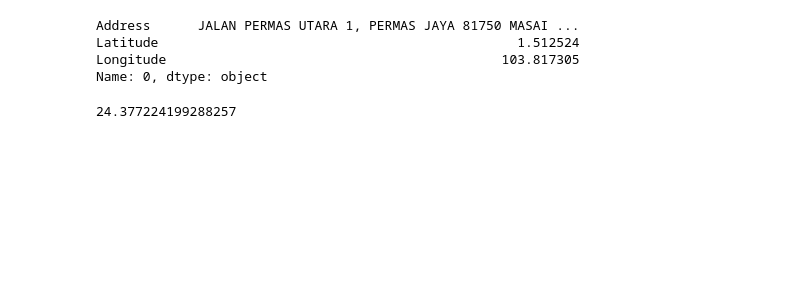
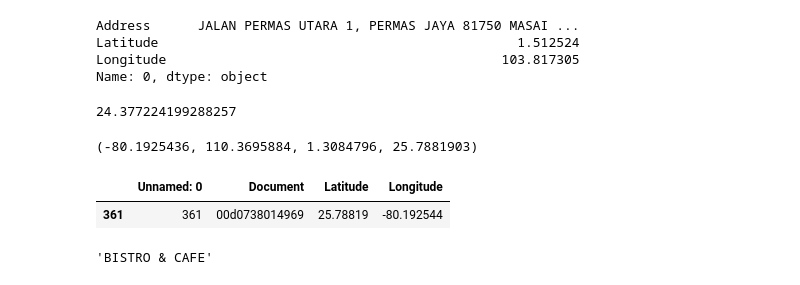
Before and after one commit to charan1319/receiptcheck, a Jupyter notebook: location.ipynb, the cells around one changed output. Saved outputs shown, nothing was run; the diff lists cells and outputs as text; code cells hidden in the pictures; blank space fills up the shorter version.

```diff
--- a/location.ipynb
+++ b/location.ipynb
@@ -190,0 +256,13 @@ correct_matches * 100 / len(ocr_data)
+# %%
+BBox
+# %% [output]
+(-80.1925436, 110.3695884, 1.3084796, 25.7881903)
+# %%
+ocr_coords[ocr_coords.Longitude < -10]
+# %% [output]
+|  | Unnamed: 0 | Document | Latitude | Longitude |
+| 361 | 361 | 00d0738014969 | 25.78819 | -80.192544 |
+# %%
+addresses["00d0738014969"]
+# %% [output]
+'BISTRO & CAFE'
```
Also changed, not shown: parts of 9 cells of this notebook, 1 other file.
